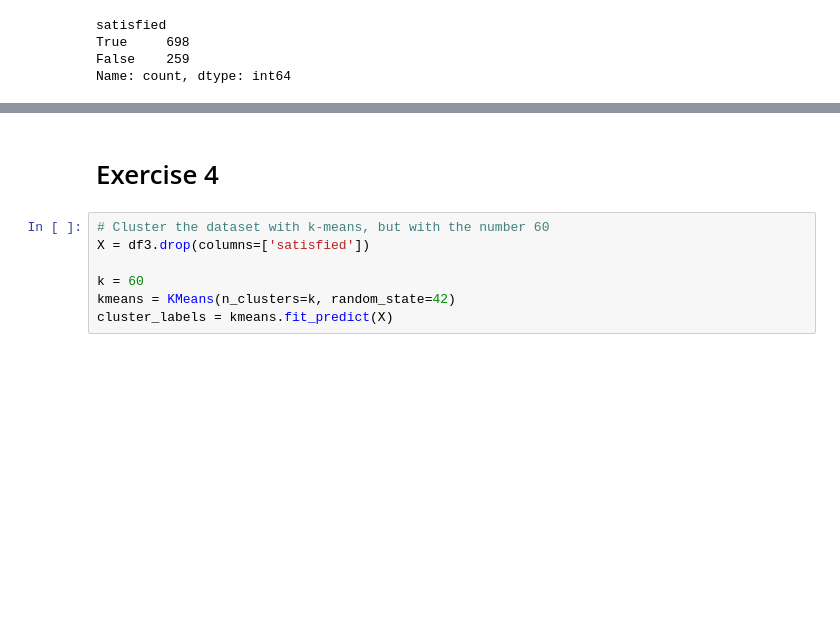
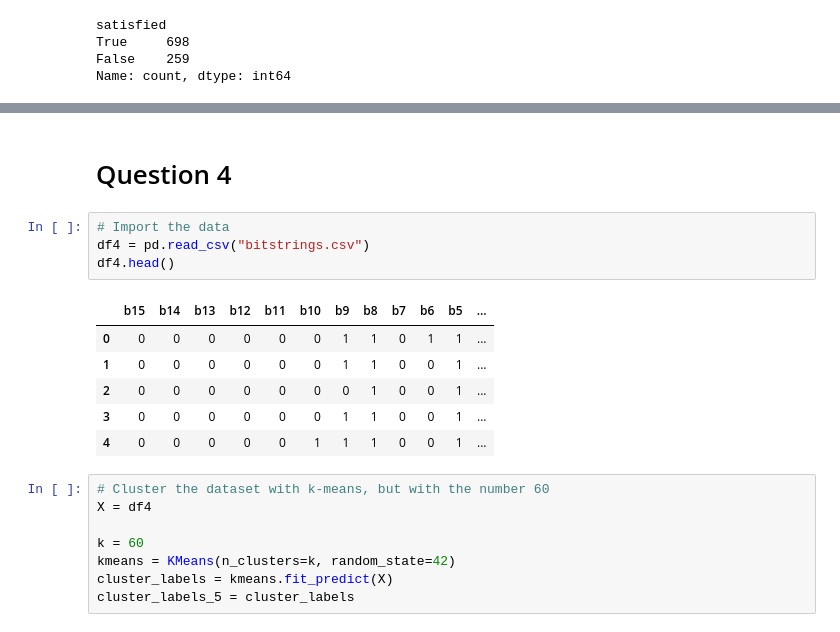
Before and after one commit to random-logic/ecs171-programming, a Jupyter notebook: hw4/hw4-solution.ipynb, the cells around one changed output, grey strips where cells are left out. Saved outputs shown, nothing was run; the diff lists cells and outputs as text; blank space fills up the shorter version.

```diff
--- a/hw4/hw4-solution.ipynb
+++ b/hw4/hw4-solution.ipynb
@@ -124,12 +174,24 @@ Name: count, dtype: int64
 # %% [markdown]
-# Exercise 4
+# Question 4
+# %%
+# Import the data
+df4 = pd.read_csv("bitstrings.csv")
+df4.head()
+# %% [output]
+|  | b15 | b14 | b13 | b12 | b11 | b10 | b9 | b8 | b7 | b6 | b5 | ... |
+| 0 | 0 | 0 | 0 | 0 | 0 | 0 | 1 | 1 | 0 | 1 | 1 | ... |
+| 1 | 0 | 0 | 0 | 0 | 0 | 0 | 1 | 1 | 0 | 0 | 1 | ... |
+| 2 | 0 | 0 | 0 | 0 | 0 | 0 | 0 | 1 | 0 | 0 | 1 | ... |
+| 3 | 0 | 0 | 0 | 0 | 0 | 0 | 1 | 1 | 0 | 0 | 1 | ... |
+| 4 | 0 | 0 | 0 | 0 | 0 | 1 | 1 | 1 | 0 | 0 | 1 | ... |
 # %%
 # Cluster the dataset with k-means, but with the number 60
-X = df3.drop(columns=['satisfied'])
+X = df4
 
 k = 60
 kmeans = KMeans(n_clusters=k, random_state=42)
 cluster_labels = kmeans.fit_predict(X)
+cluster_labels_5 = cluster_labels
 # %%
 # Calculate and report the Akaike Information Criterion
 n_samples, n_features = X.shape
```
Also changed, not shown: parts of 21 cells of this notebook, 1 other file.
